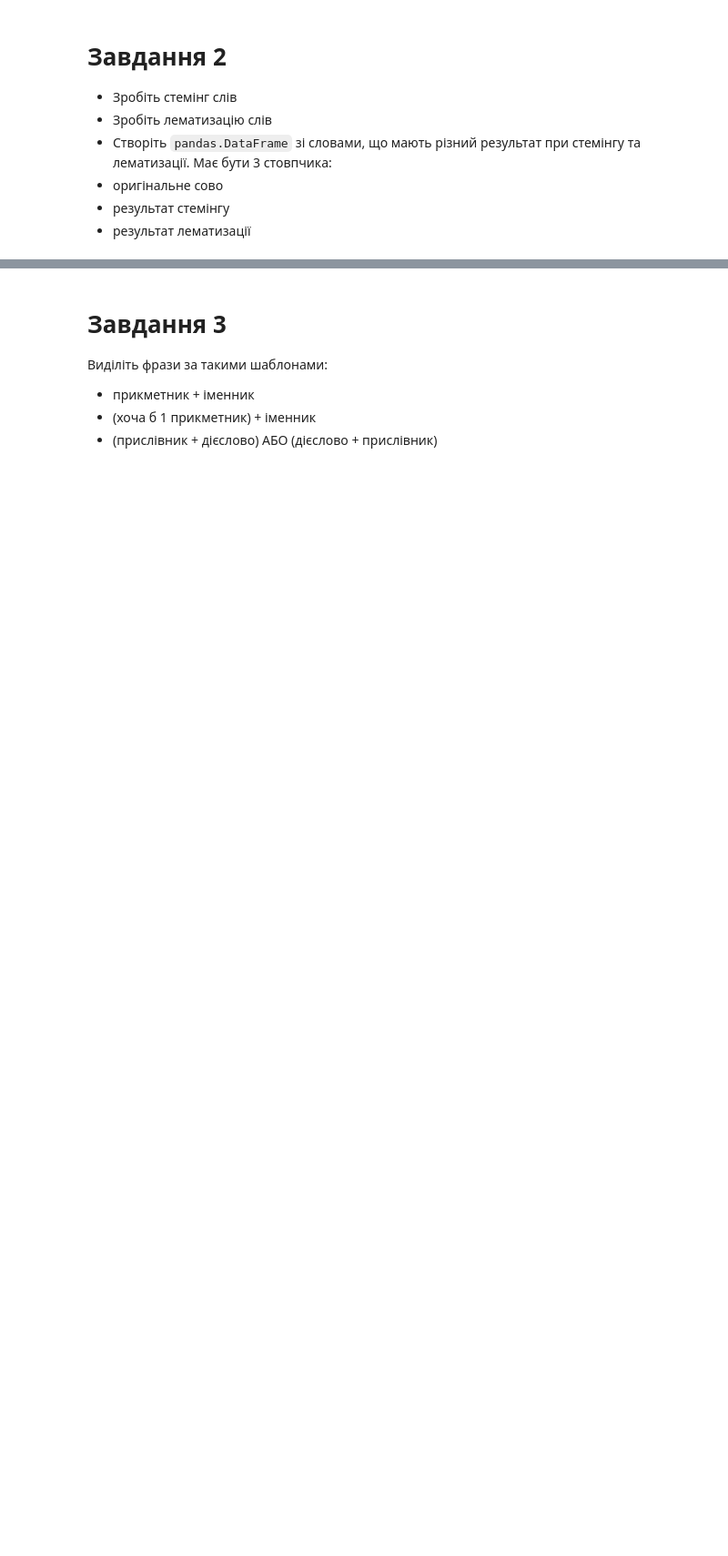
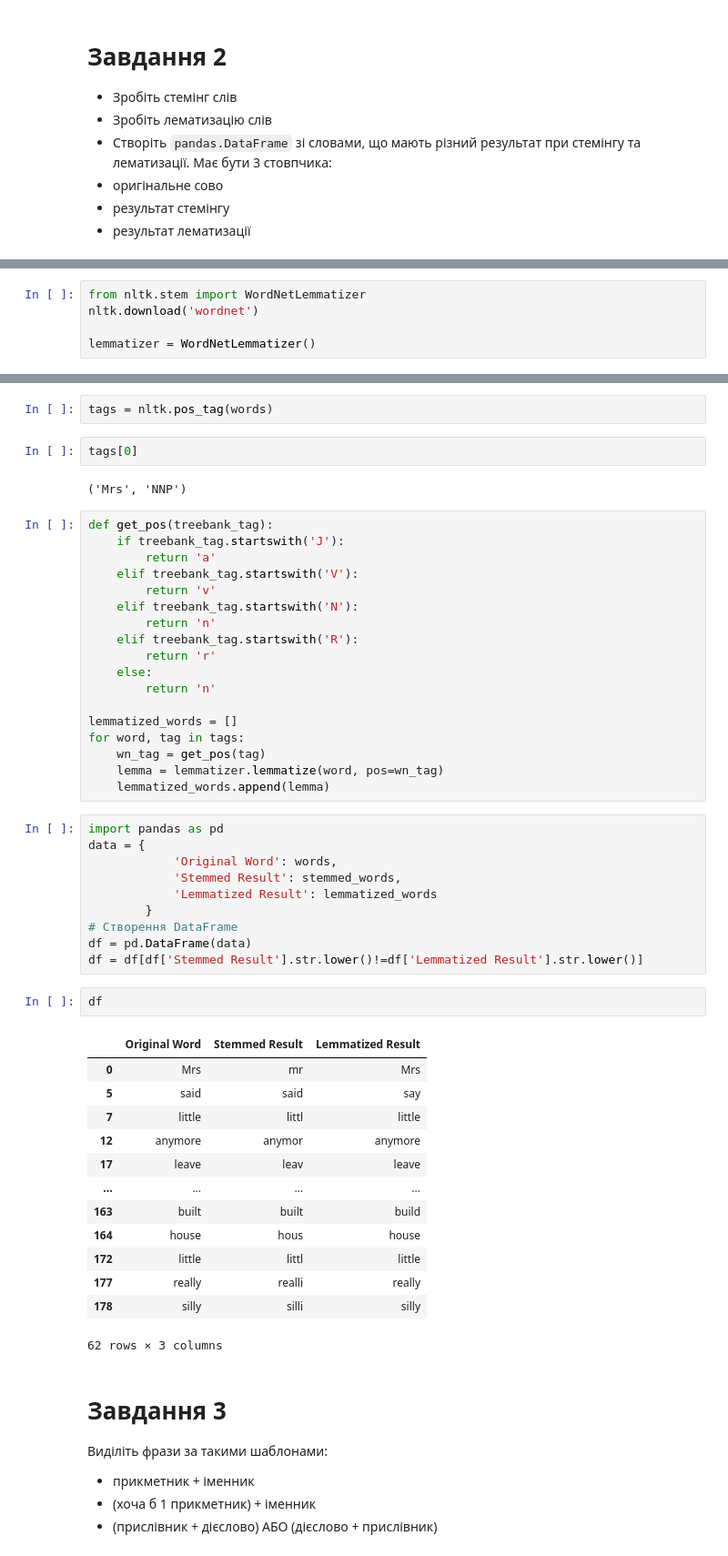
Before and after one commit to shaya-686/AI, a Jupyter notebook: Практика_NLTK.ipynb, the cells around one changed output, grey strips where cells are left out. Shown at 91% size. Drawn from its saved outputs; the diff is of its cells as text; blank space fills up the shorter version.

```diff
--- a/Практика_NLTK.ipynb
+++ b/Практика_NLTK.ipynb
@@ -46,0 +118,5 @@ They all set to work and by nighttime the house of straw and the house of sticks
+# %%
+from nltk.stem import WordNetLemmatizer
+nltk.download('wordnet')
+
+lemmatizer = WordNetLemmatizer()
@@ -47,3 +134,53 @@ They all set to work and by nighttime the house of straw and the house of sticks
+# %%
+tags = nltk.pos_tag(words)
+# %%
+tags[0]
+# %% [output]
+('Mrs', 'NNP')
+# %%
+def get_pos(treebank_tag):
+    if treebank_tag.startswith('J'):
+        return 'a'
+    elif treebank_tag.startswith('V'):
+        return 'v'
+    elif treebank_tag.startswith('N'):
+        return 'n'
+    elif treebank_tag.startswith('R'):
+        return 'r'
+    else:
+        return 'n'
+
+lemmatized_words = []
+for word, tag in tags:
+    wn_tag = get_pos(tag)
+    lemma = lemmatizer.lemmatize(word, pos=wn_tag)
+    lemmatized_words.append(lemma)
+# %%
+import pandas as pd
+data = {
+            'Original Word': words,
+            'Stemmed Result': stemmed_words,
+            'Lemmatized Result': lemmatized_words
+        }
+# Створення DataFrame
+df = pd.DataFrame(data)
+df = df[df['Stemmed Result'].str.lower()!=df['Lemmatized Result'].str.lower()]
+# %%
+df
+# %% [output]
+|  | Original Word | Stemmed Result | Lemmatized Result |
+| 0 | Mrs | mr | Mrs |
+| 5 | said | said | say |
+| 7 | little | littl | little |
+| 12 | anymore | anymor | anymore |
+| 17 | leave | leav | leave |
+| ... | ... | ... | ... |
+| 163 | built | built | build |
+| 164 | house | hous | house |
+| 172 | little | littl | little |
+| 177 | really | realli | really |
+| 178 | silly | silli | silly |
+62 rows × 3 columns
 # %% [markdown]
 # Завдання 3
 Виділіть фрази за такими шаблонами:
```
Also changed, not shown: parts of 20 cells of this notebook.
